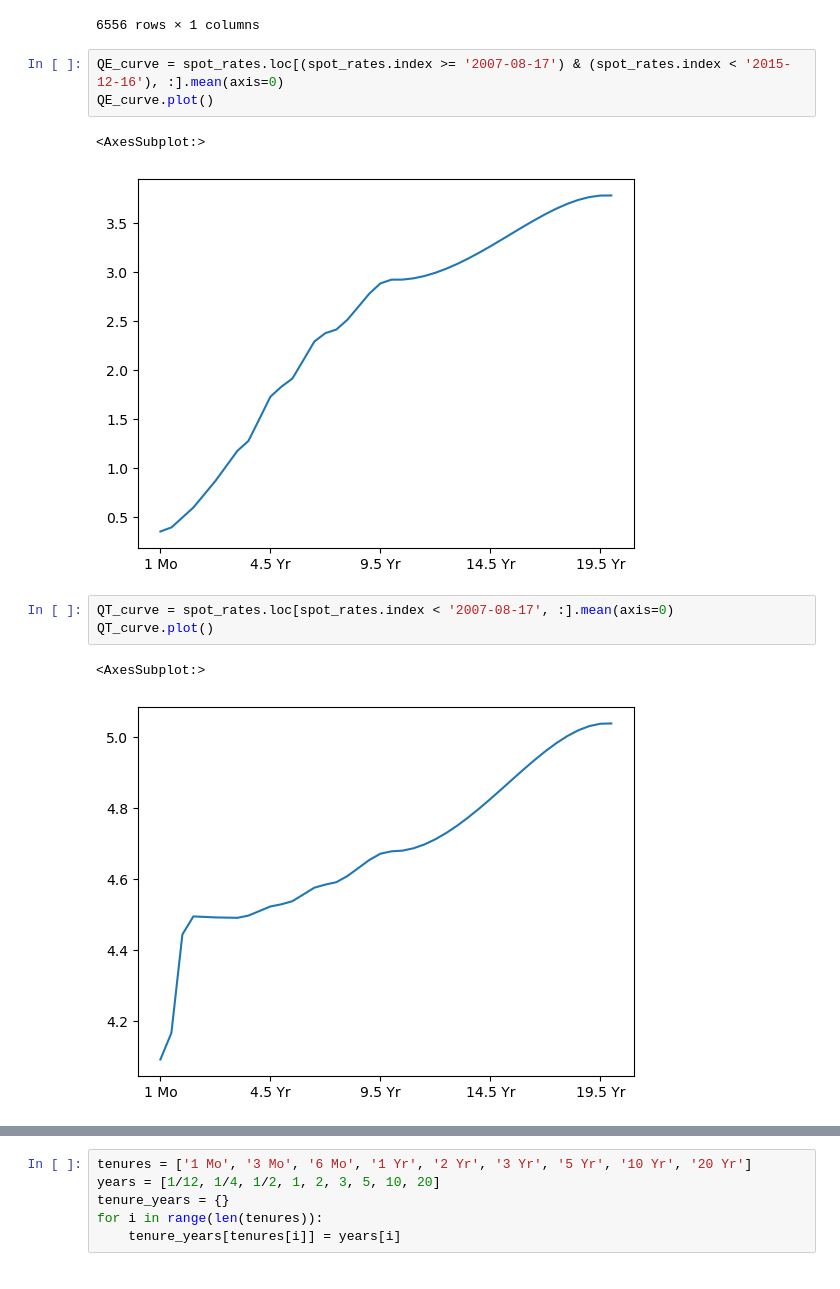
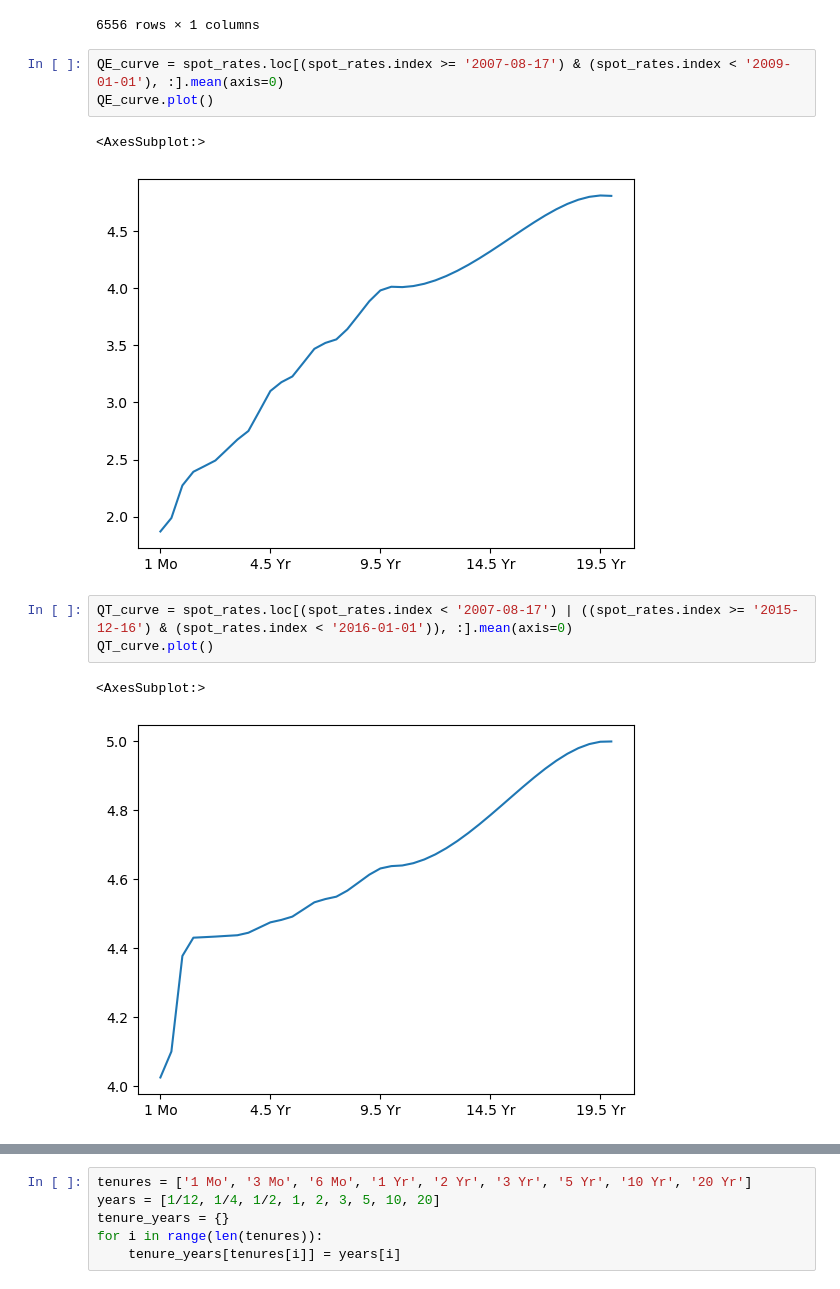
Before and after one commit to Lzhenghong/Quant-Projects, a Jupyter notebook: UST/Yield_Curve_Level_Mean_Reversion/UST_Yield_Curve_Level_Mean_Reversion.ipynb, the cells around one changed output, grey strips where cells are left out. Saved outputs shown, nothing was run; the diff lists cells and outputs as text.

Commit message:
add constant low rates regime

```diff
--- a/UST/Yield_Curve_Level_Mean_Reversion/UST_Yield_Curve_Level_Mean_Reversion.ipynb
+++ b/UST/Yield_Curve_Level_Mean_Reversion/UST_Yield_Curve_Level_Mean_Reversion.ipynb
@@ -143,14 +143,14 @@ fed_rates
 | 2022-12-16 | 4.33 |
 6556 rows × 1 columns
 # %%
-QE_curve = spot_rates.loc[(spot_rates.index >= '2007-08-17') & (spot_rates.index < '2015-12-16'), :].mean(axis=0)
+QE_curve = spot_rates.loc[(spot_rates.index >= '2007-08-17') & (spot_rates.index < '2009-01-01'), :].mean(axis=0)
 QE_curve.plot()
 # %% [output]
 <AxesSubplot:>
-[figure, old version]
+[figure, new version]
 # %%
-QT_curve = spot_rates.loc[spot_rates.index < '2007-08-17', :].mean(axis=0)
+QT_curve = spot_rates.loc[(spot_rates.index < '2007-08-17') | ((spot_rates.index >= '2015-12-16') & (spot_rates.index < '2016-01-01')), :].mean(axis=0)
 QT_curve.plot()
 # %% [output]
 <AxesSubplot:>
-[figure, old version]
+[figure, new version]
```
Also changed, not shown: parts of 23 cells of this notebook, 2 other files.
